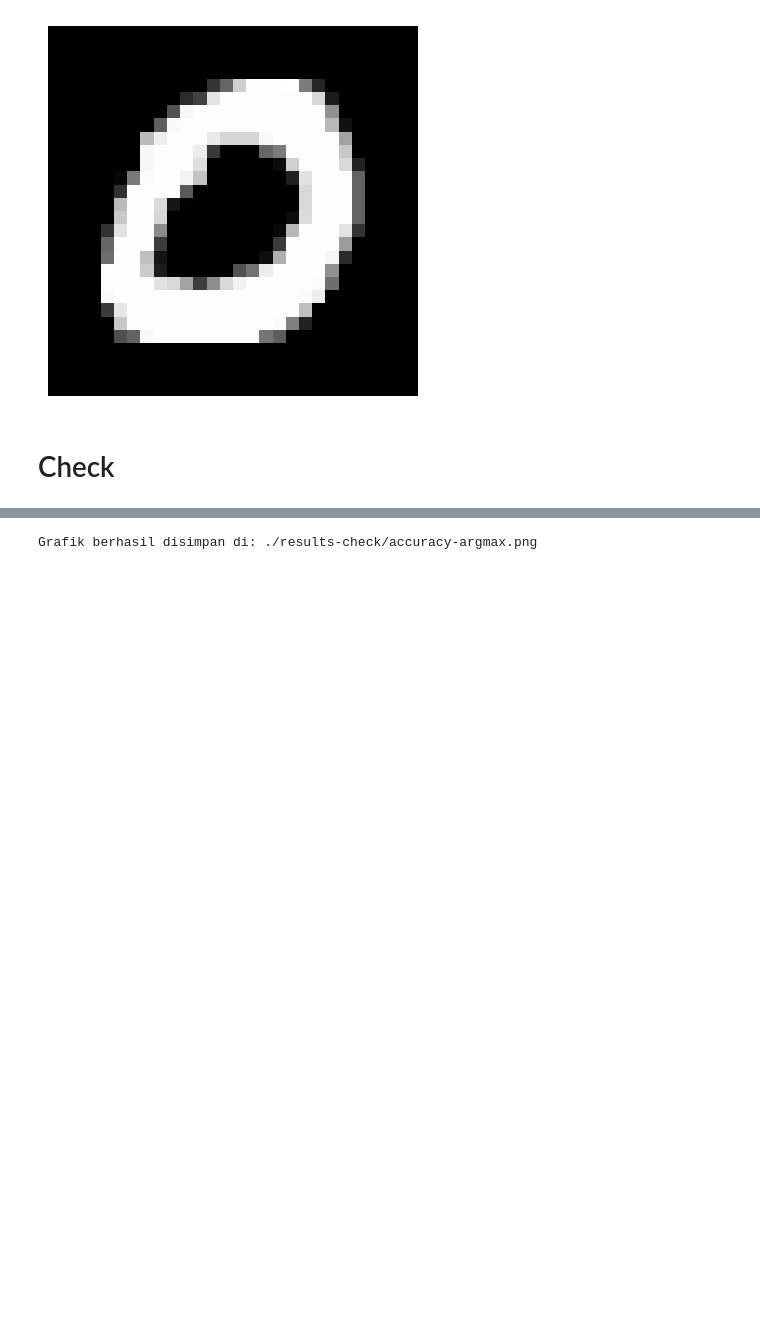
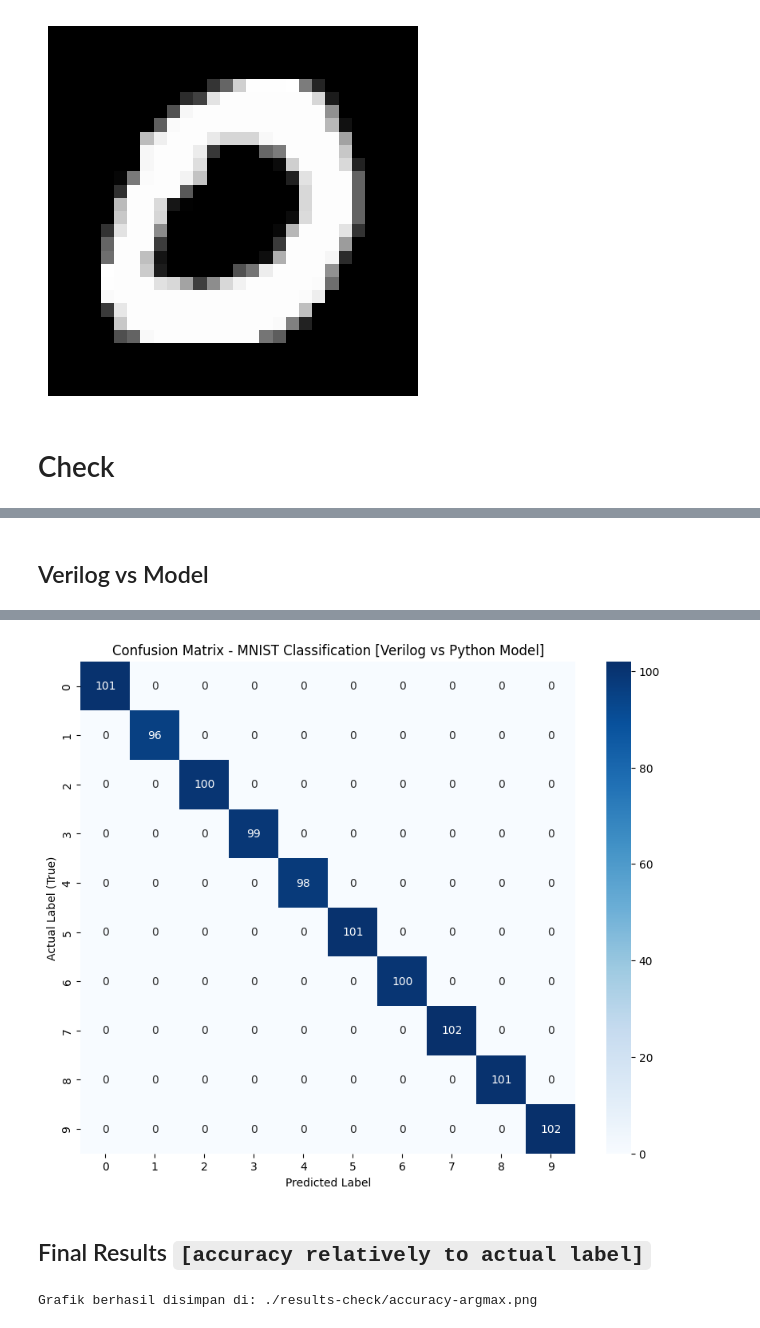
Before and after one commit to alexchtst/skripsi-train-model, a Jupyter notebook: verilog-python-diff/check-argmax.ipynb, the cells around one changed output, grey strips where cells are left out. Saved outputs shown, nothing was run; the diff lists cells and outputs as text; code cells hidden in the pictures; blank space fills up the shorter version.

```diff
--- a/verilog-python-diff/check-argmax.ipynb
+++ b/verilog-python-diff/check-argmax.ipynb
@@ -413,0 +416,66 @@ processing 100 files for label 9 accuracy 0.98
+# %% [markdown]
+## Verilog vs Model
+# %%
+import os
+import numpy as np
+# Import library untuk confusion matrix dan visualisasi
+from sklearn.metrics import confusion_matrix
+import seaborn as sns
+import matplotlib.pyplot as plt
+import pandas as pd
+
+# --- 1. Inisialisasi list global untuk menampung semua data ---
+y_true = []
+y_pred = []
+
+label_diff_dict = {}
+
+for i in range(10):
+    print("="*50)
+    print("processing label", i)
+    file_count = 0
+    true_cnt = 0
+    img_list = os.listdir(f"./image-hex-gen/mnist_img_{i}/")
+
+    for img_file in img_list: # Mengubah nama 'img' di loop agar tidak tumpang tindih
+        img_name = img_file.split(".")[0]
+
+        verilog_predicted = pd.read_csv(f"./fpga-behave-simulations/argmax/label{i}/{img_name}_argmax.csv")
+        verilog_predict = verilog_predicted['pred_class'].item()
+        image_path = os.path.join(f"./image-hex-gen/mnist_img_{i}/", img_file)
+
+        img = load_mem_image(image_path, normalize=False)
+        img = img.reshape(1, 28, 28)
+
+        res = full_predict(img)
+
+        # Jika hasil 'res' masih dalam bentuk array/tensor (misal: [3]),
+        # pastikan di-convert ke int biasa menggunakan int(res) atau res.item()
+        pred_label = int(res)
+
+        # --- 2. Simpan label asli dan hasil prediksi ke list ---
+        y_true.append(res)          # 'i' adalah label asli (0-9)
+        y_pred.append(verilog_predict) # 'res' adalah hasil prediksi model
+
+        file_count += 1
+        if (res == verilog_predict):
+            true_cnt += 1
+
+    label_diff_dict[i] = true_cnt / file_count
+    print("processing", file_count, "files for label", i, "accuracy", true_cnt / file_count)
+    print("="*50)
+
+# --- 3. Hitung Confusion Matrix setelah semua loop selesai ---
+cm = confusion_matrix(y_true, y_pred)
+
+# --- 4. Plot Visualisasi Confusion Matrix ---
+plt.figure(figsize=(10, 8))
+# annot=True untuk menampilkan angka di dalam kotak, fmt='d' format angka integer
+sns.heatmap(cm, annot=True, fmt='d', cmap='Blues',
+            xticklabels=list(range(10)), yticklabels=list(range(10)))
+
+plt.title('Confusion Matrix - MNIST Classification [Verilog vs Python Model]')
+plt.ylabel('Actual Label (True)')
+plt.xlabel('Predicted Label')
+plt.show()
+# %% [output]
@@ -414,3 +499,6 @@ processing 100 files for label 9 accuracy 0.98
+[figure, added]
+# %% [markdown]
+## Final Results `[accuracy relatively to actual label]`
 # %%
 import os
 import json
```
Also changed, not shown: parts of 3 cells of this notebook.
